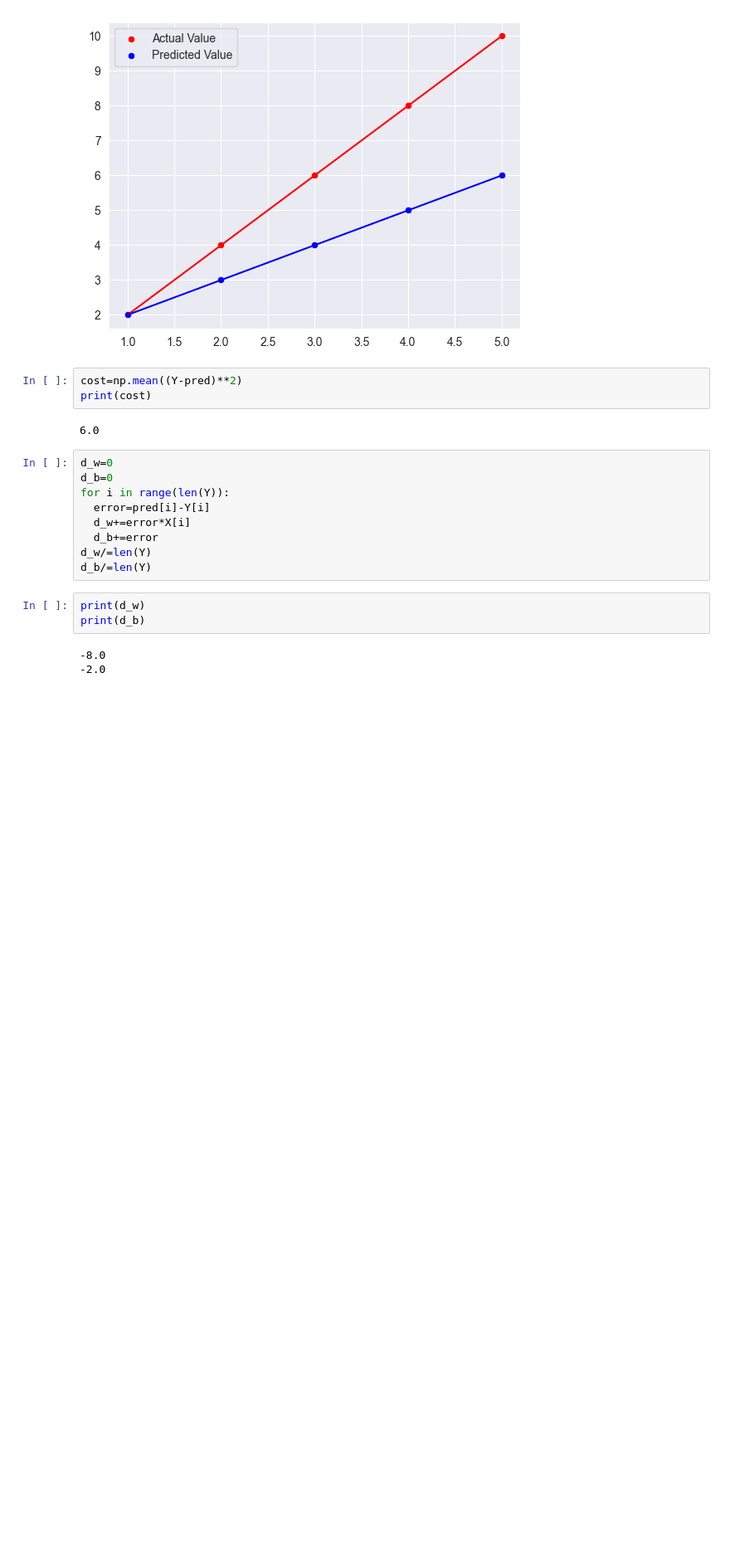
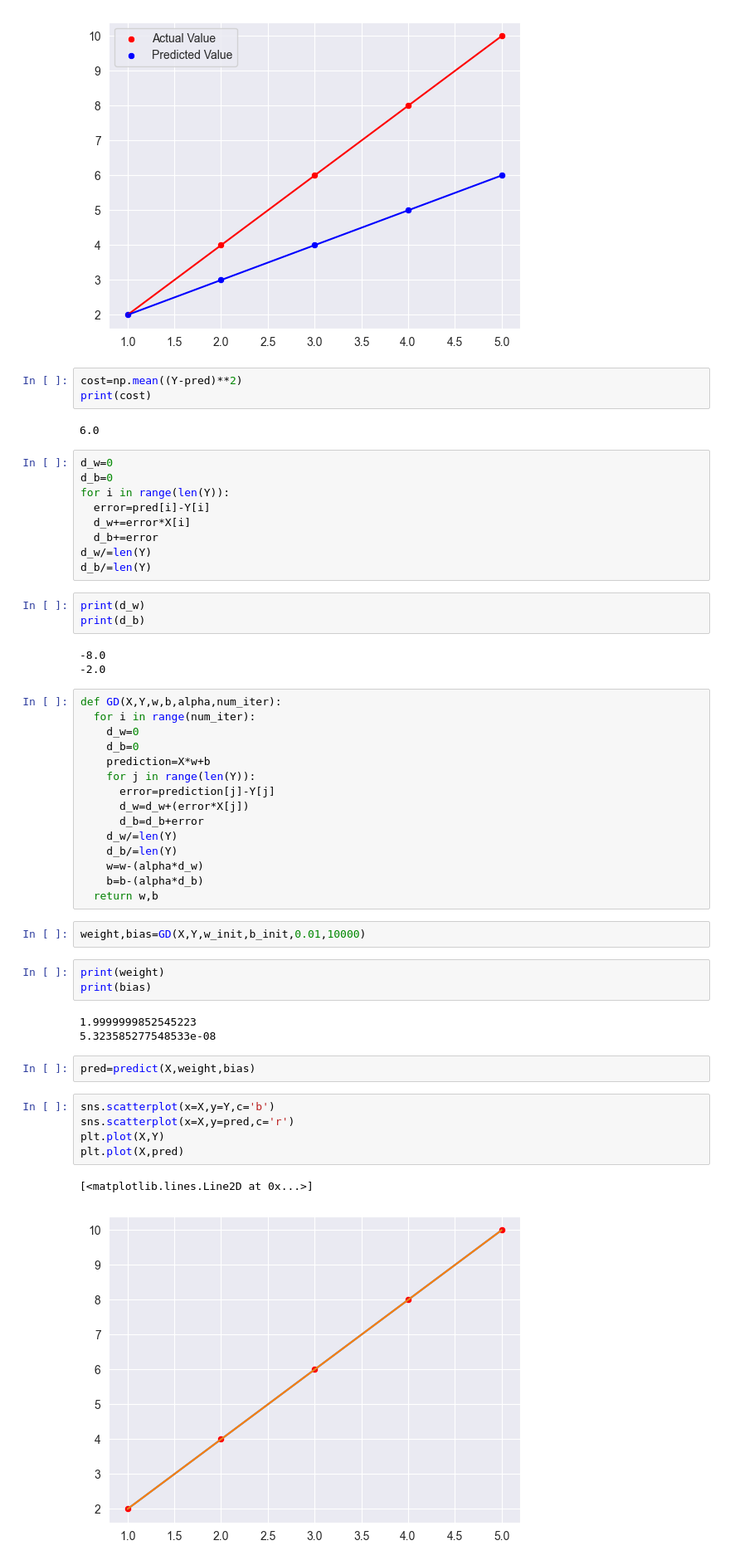
Before and after one commit to MLN142/Regression-Model, a Jupyter notebook: model.ipynb, the cells around one changed output. Shown at 83% size. Saved outputs shown, nothing was run; the diff lists cells and outputs as text; blank space fills up the shorter version.

```diff
--- a/model.ipynb
+++ b/model.ipynb
@@ -42,3 +42,36 @@ print(d_b)
 # %% [output]
 -8.0
 -2.0
+# %%
+def GD(X,Y,w,b,alpha,num_iter):
+  for i in range(num_iter):
+    d_w=0
+    d_b=0
+    prediction=X*w+b
+    for j in range(len(Y)):
+      error=prediction[j]-Y[j]
+      d_w=d_w+(error*X[j])
+      d_b=d_b+error
+    d_w/=len(Y)
+    d_b/=len(Y)
+    w=w-(alpha*d_w)
+    b=b-(alpha*d_b)
+  return w,b
+# %%
+weight,bias=GD(X,Y,w_init,b_init,0.01,10000)
+# %%
+print(weight)
+print(bias)
+# %% [output]
+1.9999999852545223
+5.323585277548533e-08
+# %%
+pred=predict(X,weight,bias)
+# %%
+sns.scatterplot(x=X,y=Y,c='b')
+sns.scatterplot(x=X,y=pred,c='r')
+plt.plot(X,Y)
+plt.plot(X,pred)
+# %% [output]
+[<matplotlib.lines.Line2D at 0x...>]
+[figure, added]
```
